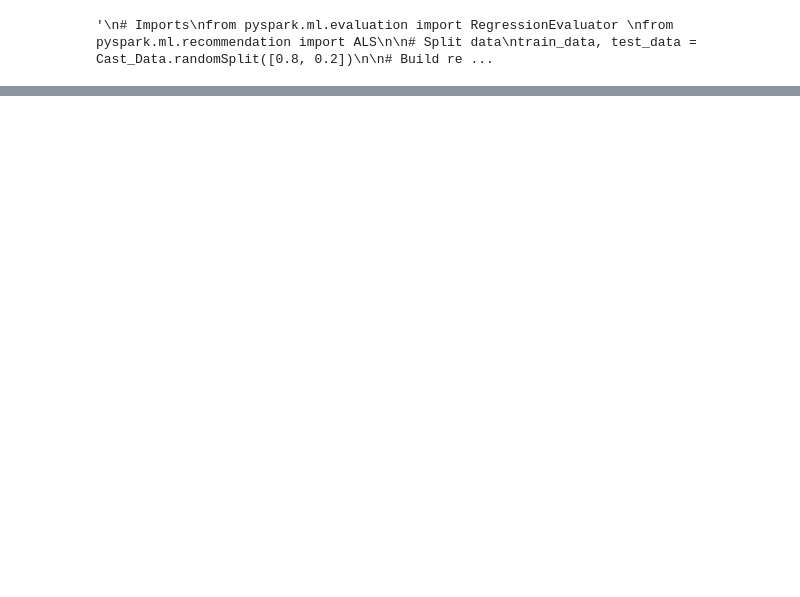
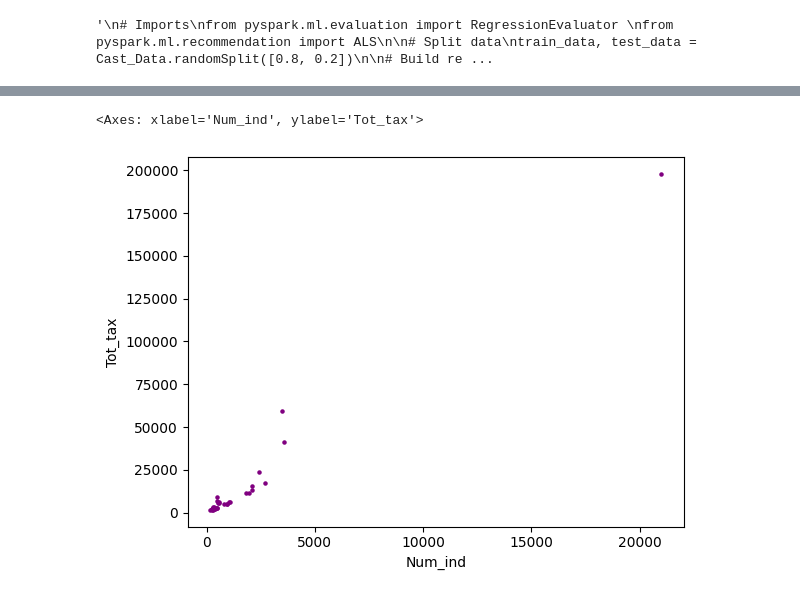
Before and after one commit to Katie-Maddick/University-Big-Data-Project, a Jupyter notebook: Project_26313331/Project.ipynb, the cells around one changed output, grey strips where cells are left out. Cells and saved outputs as stored; diff of their text form; code cells hidden in the pictures; blank space fills up the shorter version.

Commit message:
Fixed data not visualising + small changes

```diff
--- a/Project_26313331/Project.ipynb
+++ b/Project_26313331/Project.ipynb
@@ -54,11 +54,11 @@ Statements = spark.read.csv('Transposed_Consolidated_Income_Statements.csv',head
 Statements = Statements.toDF('Company','Fina_period','State','Revenue','Cost','Gross','Other','Disp_close','Admin','Operating','Fin_out','Fin_in','Share_loss','Before_tax','Tax','Profit')
 
 # Remove original formatting
-#Statements = Statements.drop(col('Company'))
-#Statements = Statements.drop(col('Fina_period'))
-#Statements = Statements.drop(col('State'))
+Statements = Statements.drop(col('Company'))
+Statements = Statements.drop(col('Fina_period'))
+Statements = Statements.drop(col('State'))
 
 # Remove original formatting
 Statements = Statements.filter(Statements.Cost!='Cost of sales')
 
-Income.show()
+#Income.show()
@@ -147,9 +110,11 @@ Cond_Inc = Cond_Inc.filter(Cond_Inc.Area_code != 'Not applicable')
 # Population condensed
 Cond_Pop = Population
 
-# Dropping columns for children
-for colu in range(0,16):
+# Dropping columns for individual ages
+for colu in range(0,90):
     Cond_Pop = Cond_Pop.drop('',col(str(colu)))
+
+Cond_Pop = Cond_Pop.drop(col('90+'))
 
 # Dropping repeated data in both population and income
 Cond_Pop = Cond_Pop.drop(col('Geography'))
@@ -236,2 +229,16 @@ rf = RandomForestClassifier()
 # %%
+import sys
+import matplotlib
+import matplotlib.pyplot as plt
+
+# Convert to Pandas
+Pop = Cond_Pop.toPandas()
+Inc = Cond_Inc.toPandas()
+Sta = Statements.toPandas()
+Dat = Cast_Data.toPandas()
+
 # Visualise data
+Dat.plot.scatter(x='Num_ind',y='Tot_tax',s=5,c='purple')
+# %% [output]
+<Axes: xlabel='Num_ind', ylabel='Tot_tax'>
+[figure, added]
```
Also changed, not shown: parts of 7 cells of this notebook.
